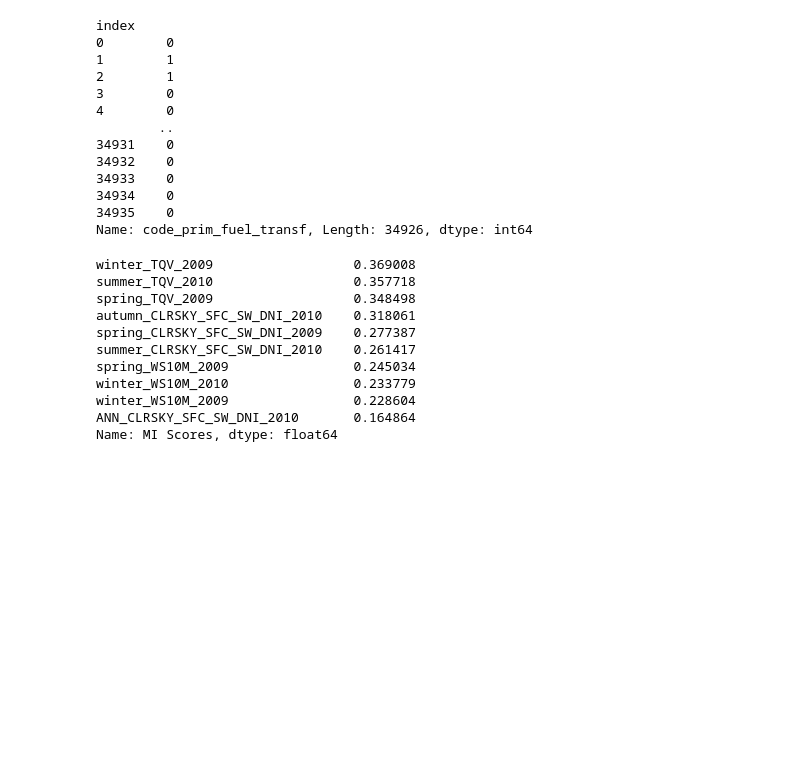
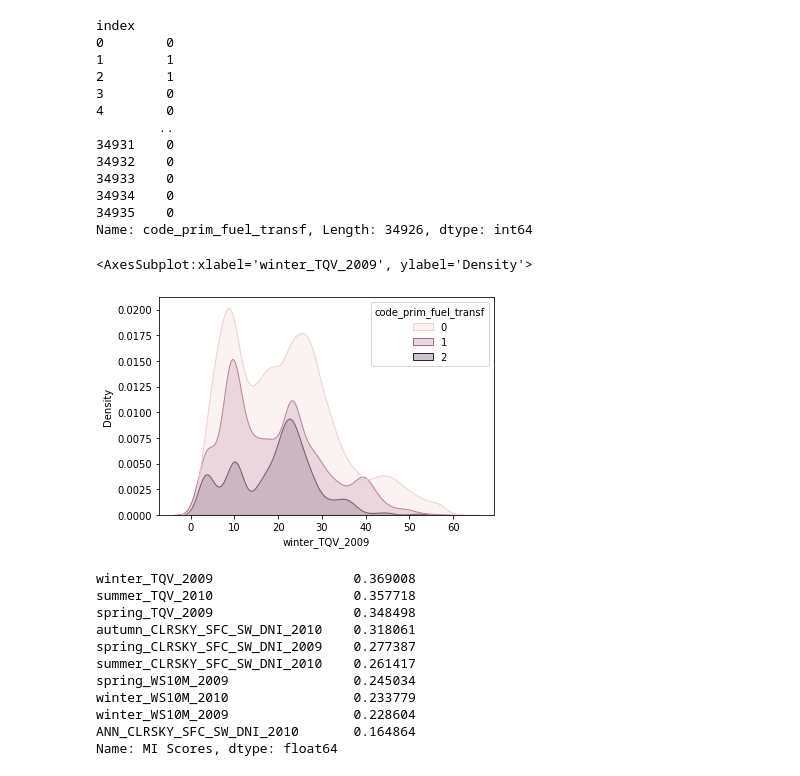
Before and after one commit to tomashbk/solar_wind_power_plants_prediction, a Jupyter notebook: notebooks/0.3-EDA-in-data-transformed-and-combined.ipynb, the cells around one changed output. Saved outputs shown, nothing was run; the diff lists cells and outputs as text; code cells hidden in the pictures; blank space fills up the shorter version.

```diff
--- a/notebooks/0.3-EDA-in-data-transformed-and-combined.ipynb
+++ b/notebooks/0.3-EDA-in-data-transformed-and-combined.ipynb
@@ -157,6 +157,11 @@ index
 34934    0
 34935    0
 Name: code_prim_fuel_transf, Length: 34926, dtype: int64
+# %%
+sns.kdeplot(data=pre_X, x='winter_TQV_2009', hue='code_prim_fuel_transf', shade=True)
+# %% [output]
+<AxesSubplot:xlabel='winter_TQV_2009', ylabel='Density'>
+[figure, added]
 # %%
 def make_mi_scores(X, y):
     mi_scores = mutual_info_classif(X, y)
```
Also changed, not shown: parts of 12 cells of this notebook.
